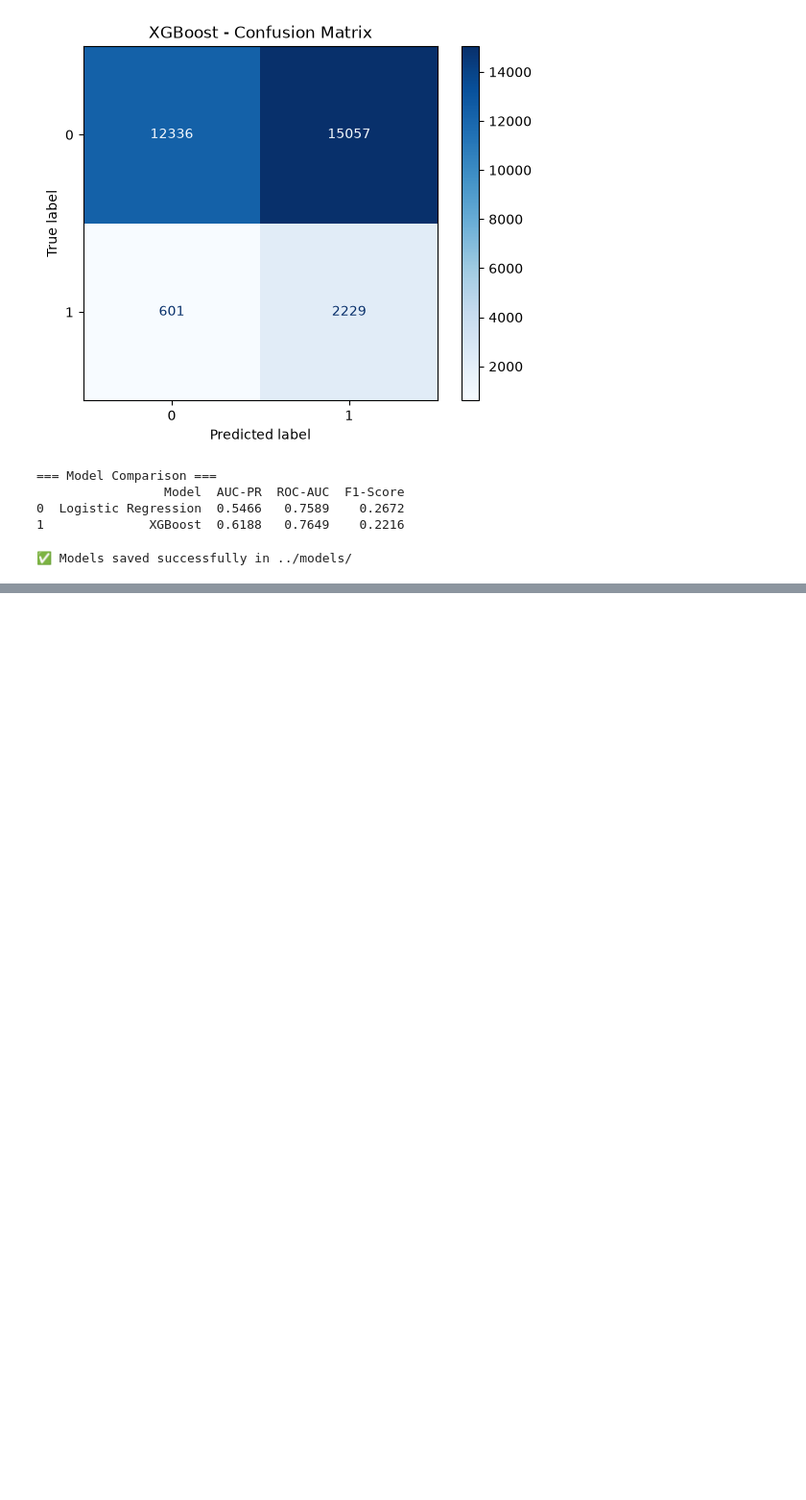
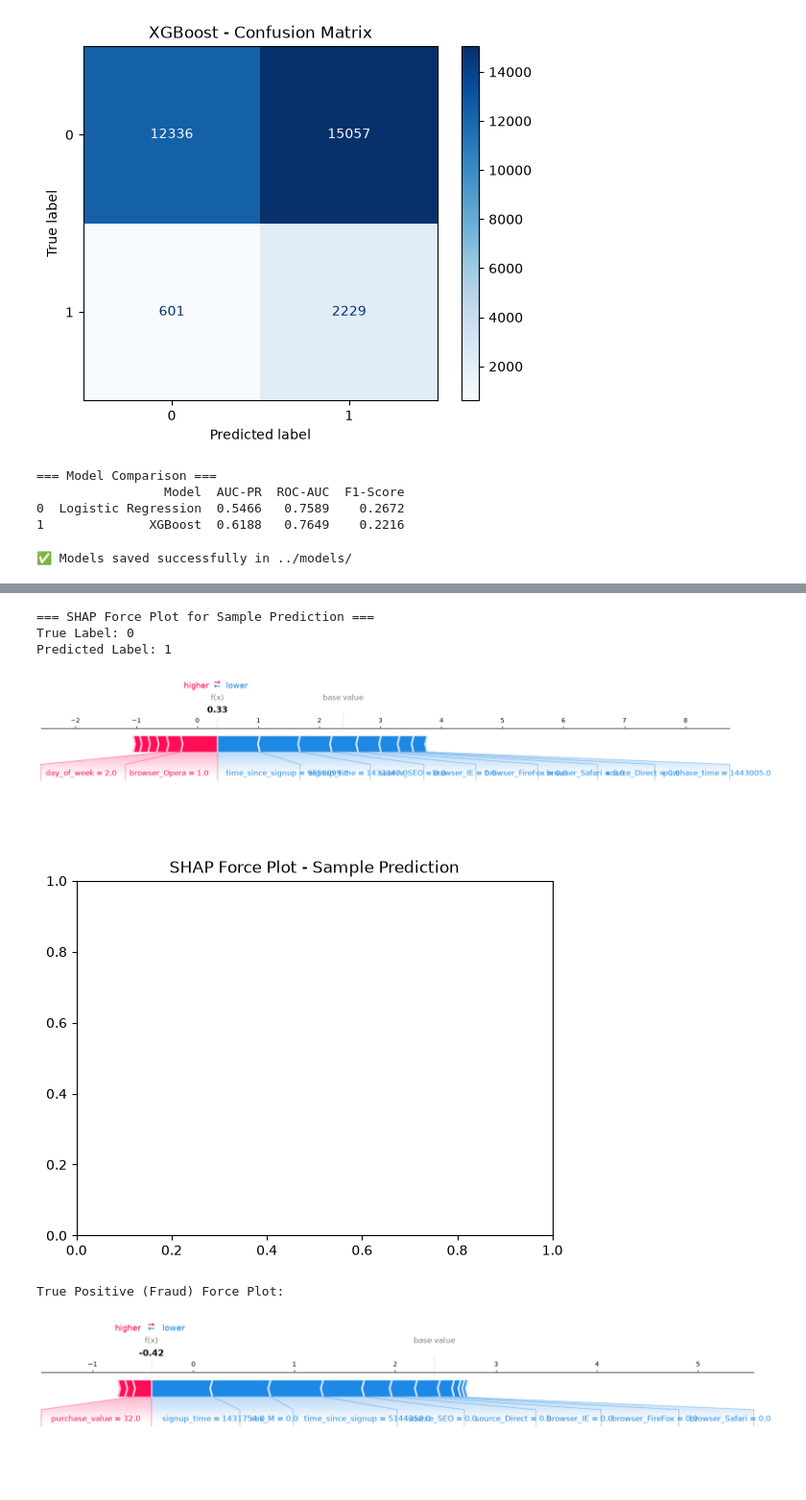
Before and after one commit to Dagi0808/fraud-detection-interim2, a Jupyter notebook: notebooks/eda_creditcard.ipynb, the cells around one changed output, grey strips where cells are left out. Shown at 96% size. Drawn from its saved outputs; the diff is of its cells as text; code cells hidden in the pictures; blank space fills up the shorter version.

```diff
--- a/notebooks/eda_creditcard.ipynb
+++ b/notebooks/eda_creditcard.ipynb
@@ -244,0 +317,45 @@ print("✅ Models saved successfully in ../models/")
+# %%
+# CELL 18 — INDIVIDUAL FORCE PLOTS (Fixed & Safe)
+
+# Use the same sample that was used for SHAP calculation
+sample_idx = 0  # First sample in X_test_sample
+
+print("=== SHAP Force Plot for Sample Prediction ===")
+print("True Label:", y_test.iloc[sample_idx])
+print("Predicted Label:", y_pred_xgb[sample_idx])
+
+# Force Plot for this sample
+force_plot = shap.force_plot(
+    explainer.expected_value,
+    shap_values[sample_idx],
+    X_test_sample.iloc[sample_idx],
+    matplotlib=True
+)
+plt.title("SHAP Force Plot - Sample Prediction")
+plt.savefig("../notebooks/shap_plots/force_plot_sample.png", bbox_inches='tight')
+plt.show()
+
+# Try to find a real fraud case in the sample
+fraud_in_sample = y_test.iloc[:500][y_test.iloc[:500] == 1]
+if len(fraud_in_sample) > 0:
+    fraud_pos = fraud_in_sample.index[0]
+    fraud_local_idx = y_test.index.get_loc(fraud_pos)
+    if fraud_local_idx < len(shap_values):
+        print("\nTrue Positive (Fraud) Force Plot:")
+        shap.force_plot(
+            explainer.expected_value,
+            shap_values[fraud_local_idx],
+            X_test_sample.iloc[fraud_local_idx],
+            matplotlib=True
+        )
+        plt.title("SHAP Force Plot - True Positive (Fraud)")
+        plt.savefig("../notebooks/shap_plots/force_tp.png", bbox_inches='tight')
+        plt.show()
+# %% [output]
+=== SHAP Force Plot for Sample Prediction ===
+True Label: 0
+Predicted Label: 1
+[figure, added]
+[figure, added]
+True Positive (Fraud) Force Plot:
+[figure, added]
```
Also changed, not shown: parts of 7 cells of this notebook.
